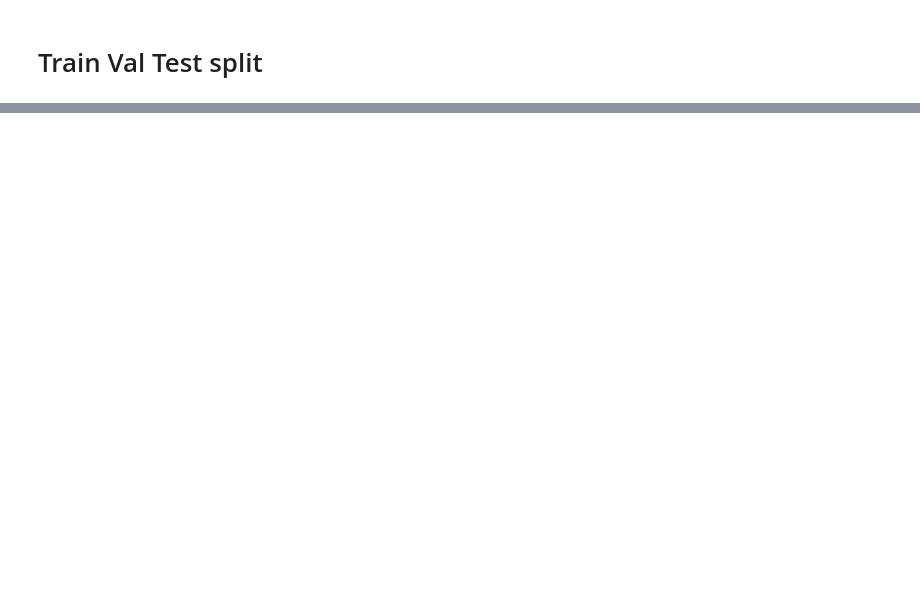
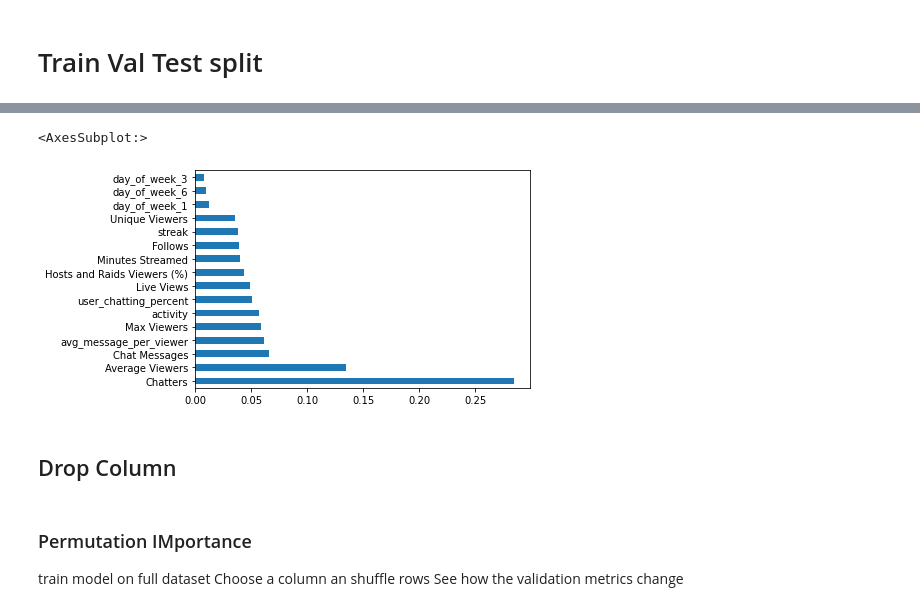
Before and after one commit to ilEnzio/DS-Unit-2-Applied-Modeling, a Jupyter notebook: module3-permutation-boosting/ERLE_GRANGERII_DS18_LS_DS_233_assignment-Copy1.ipynb, the cells around one changed output, grey strips where cells are left out. Cells and saved outputs as stored; diff of their text form; code cells hidden in the pictures; blank space fills up the shorter version.

```diff
--- a/module3-permutation-boosting/ERLE_GRANGERII_DS18_LS_DS_233_assignment-Copy1.ipynb
+++ b/module3-permutation-boosting/ERLE_GRANGERII_DS18_LS_DS_233_assignment-Copy1.ipynb
@@ -260,0 +478,2 @@ X_matrix.info()
+# %%
+rf_bag_model.fit(X_train, y_train)
@@ -260,0 +501,6 @@ X_matrix.info()
+# %%
+rf_boost_model = make_pipeline(
+    GradientBoostingRegressor(random_state=42)
+)
+
+rf_boost_model.fit(X_train, y_train)
@@ -260,0 +548,5 @@ X_matrix.info()
+# %%
+fi= rf_bag_model.named_steps["randomforestregressor"].feature_importances_
+# %%
+importances = pd.Series(fi, X_train.columns).sort_values(ascending=False)
+importances
@@ -260,0 +571,12 @@ X_matrix.info()
+# %%
+importances.head(16).plot(kind="barh")
+# %% [output]
+<AxesSubplot:>
+[figure, added]
+# %% [markdown]
+## Drop Column
+# %% [markdown]
+### Permutation IMportance
+train model on full dataset
+Choose a column an shuffle rows
+See how the validation metrics change
```
Also changed, not shown: parts of 74 cells of this notebook, 3 other files.
